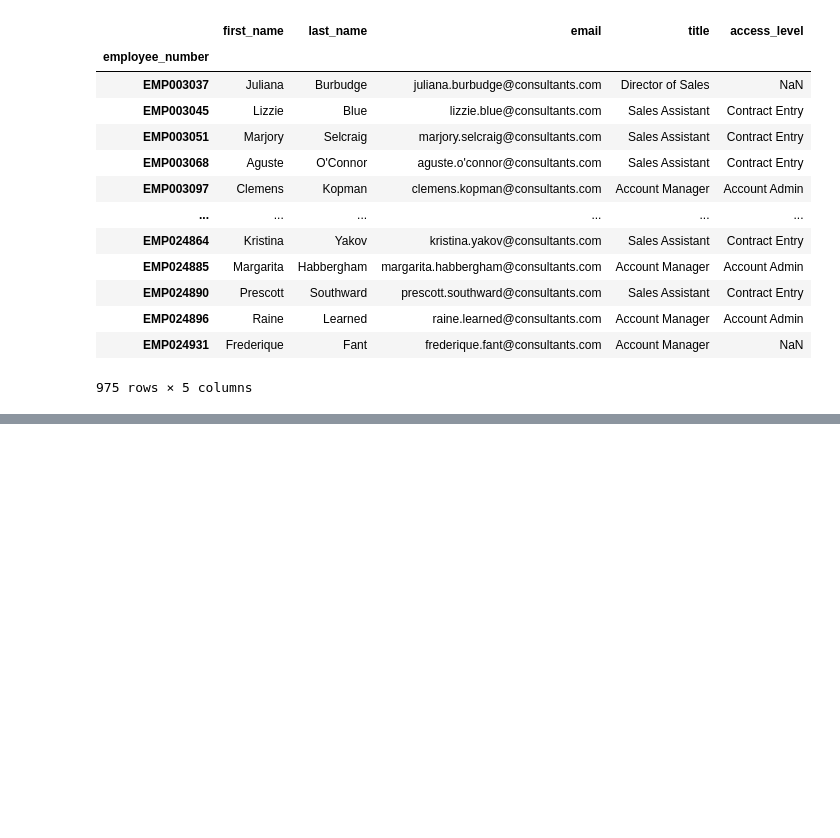
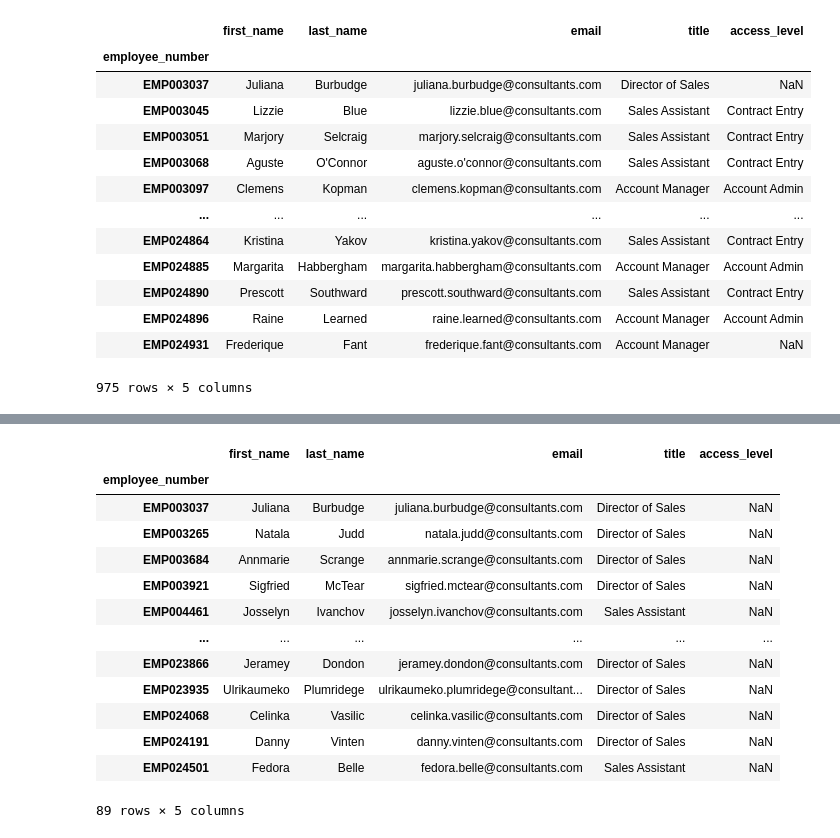
Before and after one commit to bthompson1000/user_audit, a Jupyter notebook: notebooks/Brigette.ipynb, the cells around one changed output, grey strips where cells are left out. Drawn from its saved outputs; the diff is of its cells as text; code cells hidden in the pictures; blank space fills up the shorter version.

```diff
--- a/notebooks/Brigette.ipynb
+++ b/notebooks/Brigette.ipynb
@@ -123,0 +161,18 @@ df
+# %%
+null_data = df[df.isnull().any(axis=1)]
+null_data
+# %% [output]
+|  | first_name | last_name | email | title | access_level |
+| employee_number |  |  |  |  |  |
+| EMP003037 | Juliana | Burbudge | juliana.burbudge@consultants.com | Director of Sales | NaN |
+| EMP003265 | Natala | Judd | natala.judd@consultants.com | Director of Sales | NaN |
+| EMP003684 | Annmarie | Scrange | annmarie.scrange@consultants.com | Director of Sales | NaN |
+| EMP003921 | Sigfried | McTear | sigfried.mctear@consultants.com | Director of Sales | NaN |
+| EMP004461 | Josselyn | Ivanchov | josselyn.ivanchov@consultants.com | Sales Assistant | NaN |
+| ... | ... | ... | ... | ... | ... |
+| EMP023866 | Jeramey | Dondon | jeramey.dondon@consultants.com | Director of Sales | NaN |
+| EMP023935 | Ulrikaumeko | Plumridege | ulrikaumeko.plumridege@consultant... | Director of Sales | NaN |
+| EMP024068 | Celinka | Vasilic | celinka.vasilic@consultants.com | Director of Sales | NaN |
+| EMP024191 | Danny | Vinten | danny.vinten@consultants.com | Director of Sales | NaN |
+| EMP024501 | Fedora | Belle | fedora.belle@consultants.com | Sales Assistant | NaN |
+89 rows × 5 columns
```
Also changed, not shown: parts of 8 cells of this notebook.
